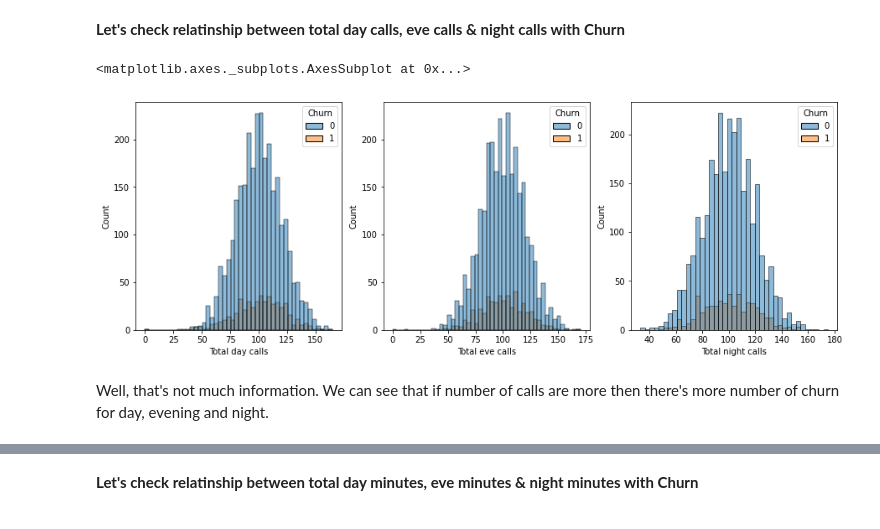
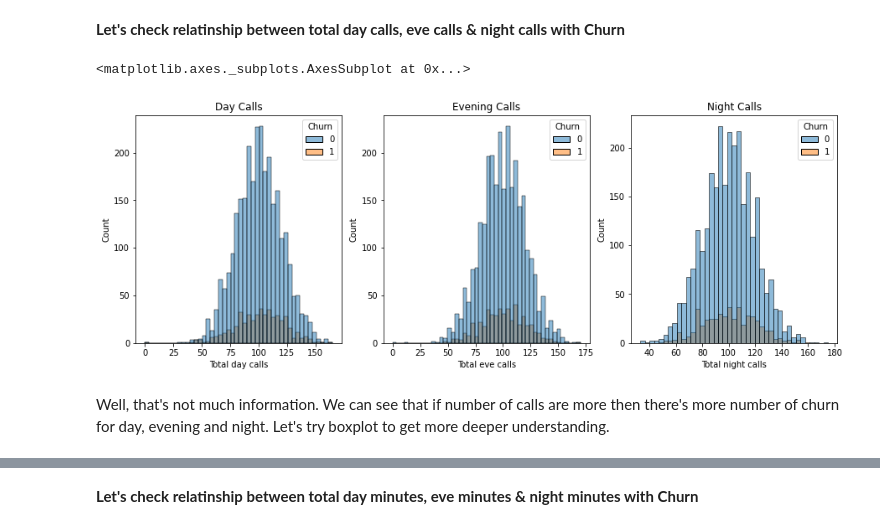
Before and after one commit to DT22179/Telecom-Churn-Analysis, a Jupyter notebook: Telecom_Churn_Analysis_Capstone_Project.ipynb, the cells around one changed output, grey strips where cells are left out. Cells and saved outputs as stored; diff of their text form; code cells hidden in the pictures.

```diff
--- a/Telecom_Churn_Analysis_Capstone_Project.ipynb
+++ b/Telecom_Churn_Analysis_Capstone_Project.ipynb
@@ -627,18 +645,25 @@ We can observe that most number of customer churn are between Account length 50
 # %% [markdown]
 **Let's check relatinship between total day calls, eve calls & night calls with Churn**
 # %%
+## We will plot 3 subplots for visualizing relation between total day, eve & night calls
 plt.figure(figsize=(15,5))
 
+## Total day calls
 plt.subplot(1,3,1)
+plt.title("Day Calls")
 sns.histplot(x='Total day calls', hue='Churn', data=tele_df)
 
+## Total Eve Calls
 plt.subplot(1,3,2)
+plt.title("Evening Calls")
 sns.histplot(x='Total eve calls', hue='Churn', data=tele_df)
 
+## Total night calls
 plt.subplot(1,3,3)
+plt.title("Night Calls")
 sns.histplot(x='Total night calls', hue='Churn', data=tele_df)
 # %% [output]
 <matplotlib.axes._subplots.AxesSubplot at 0x...>
-[figure, old version]
+[figure, new version]
 # %% [markdown]
-Well, that's not much information. We can see that if number of calls are more then there's more number of churn for day, evening and night.
+Well, that's not much information. We can see that if number of calls are more then there's more number of churn for day, evening and night. Let's try boxplot to get more deeper understanding.
```
Also changed, not shown: parts of 13 cells of this notebook.
